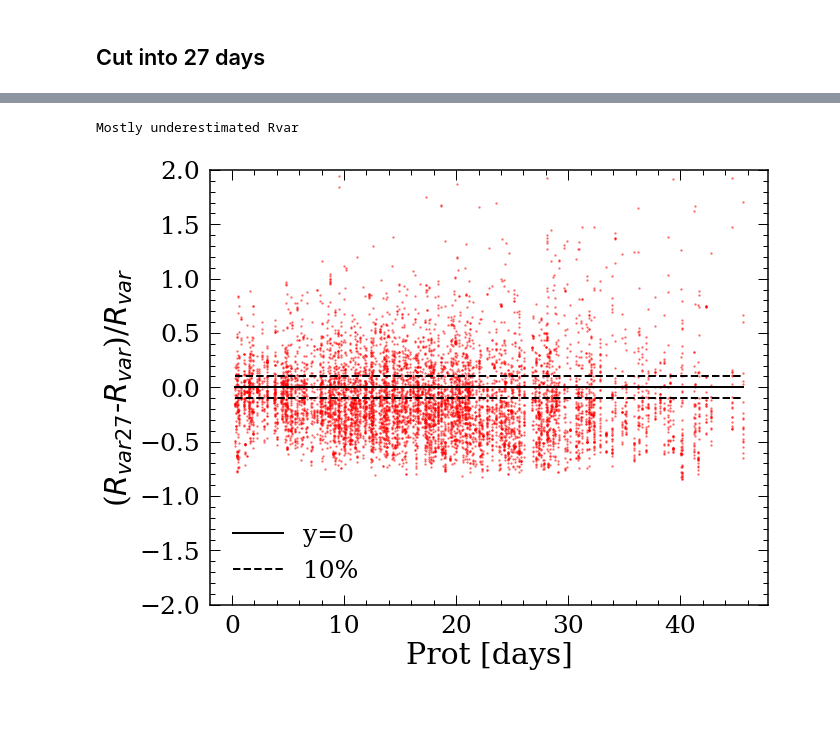
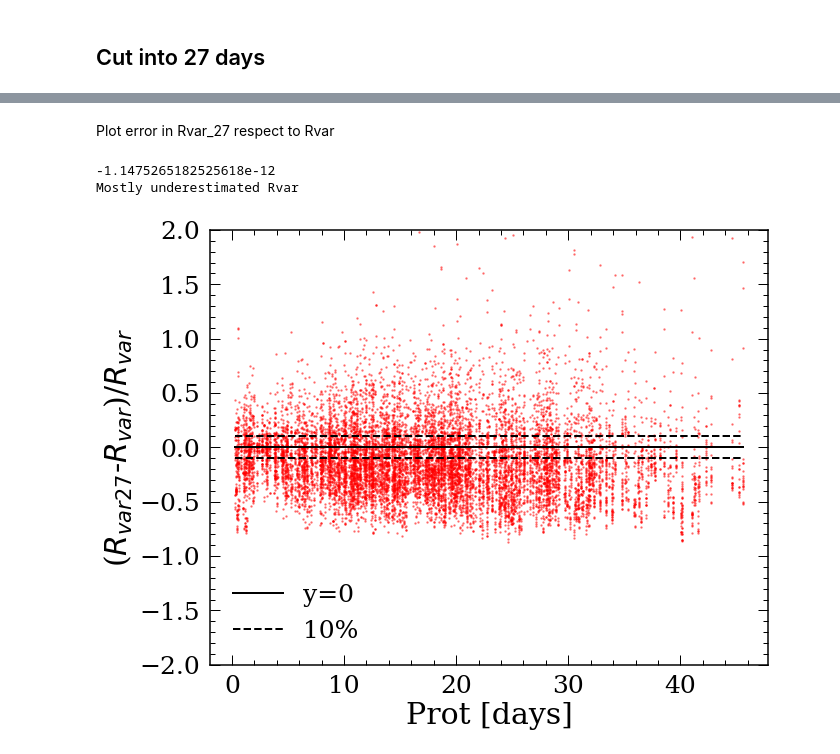
Before and after one commit to lyx12311/Mdwarf, a Jupyter notebook: Rvar.ipynb, the cells around one changed output, grey strips where cells are left out. Saved outputs shown, nothing was run; the diff lists cells and outputs as text; code cells hidden in the pictures; blank space fills up the shorter version.

Commit message:
Getting Rvar form 27 days

```diff
--- a/Rvar.ipynb
+++ b/Rvar.ipynb
@@ -228,20 +275,18 @@ import pandas as pd
 def cut_lc(Time,Flux,Fluxerr,days): # cut out a random section of data
     #print(np.shape(Time))
     # days: how many days to cut the lightcurves into
+    ####### might want to make better constrain here for what's the min point #######
     minpoints=len(Time)/(max(Time)-min(Time))*days*0.8 # min number of points to accept the cut
-    rands=random.uniform(0, 1)
-    startT=(max(Time)-min(Time)+days)*rands+min(Time)
+    startT=random.choice(Time)
     endT=startT+days
     # put these into dataframe
     data=np.array((Time,Flux,Fluxerr)).T
     columns=['Time','Flux','Flux_err']
     df=pd.DataFrame(data,columns=columns)
-    sel_df=df.loc[(df['Time']>startT) & (df['Time']<endT)] # get selected data
+    sel_df=df.loc[(df['Time']>=startT) & (df['Time']<=endT)] # get selected data
     # regenerate cut if too short
     while len(sel_df.Time)<minpoints:
-        #print(len(sel_df.Time))
-        rands=random.uniform(0, 1)
-        startT=(min(Time)-max(Time)+days)*rands+min(Time)
+        startT=random.choice(Time) # chose a random time to start
         endT=startT+days
-        sel_df=df.loc[(df['Time']>startT) & (df['Time']<endT)] # get selected data
+        sel_df=df.loc[(df['Time']>=startT) & (df['Time']<=endT)] # get selected data
     return sel_df
@@ -248,18 +295,11 @@ def cut_lc(Time,Flux,Fluxerr,days): # cut out a random section of data
 # %%
-#sel_df=cut_lc(time[0],flux[0],flux_err[0],27.)
+############ Do not run unless have new data!!! ######################
 TestT=20 # how many times to cut the lightcurve to test
 Rvar_27=np.zeros([len(time),TestT]) # Rvar for each lightcurve
-oldperc=0.0
-print('0.0 %')
 for i in range(len(Prot)):
-    if int(i/len(Prot)*100)!=int(oldperc):
-        print(int(i/len(Prot)*100),'%')
-        oldperc=int(i/len(Prot)*100)
+    update_progress(i / len(Prot))
     for j in range(TestT):
         sel_df=cut_lc(time[i],flux[i],flux_err[i],27.)
-        #plt.figure()
-        #plt.plot(sel_df['Flux'])
-        #plt.show()
         Rvar_27[i,j]=getRvar(sel_df.Flux)
-        #print(Rvar_27[i,j])
+############ Do not run unless have new data!!! ######################
 # %% [output]
@@ -283,27 +307,41 @@ for i in range(len(Prot)):
+# %% [markdown]
+Plot error in Rvar_27 respect to Rvar
 # %%
-#print(Rvar_27)
+#np.save('Rvar_27',Rvar_27)
+Rvar_27=np.load('Rvar_27.npy')
+import random
 # get mean and std for each Prot
 meand=np.zeros(len(Prot))
 stdd=np.zeros(len(Prot))
+# get rand Rvar_27 to test for RF
+Rvar_27_rand=np.zeros(len(Prot))
 for i in range(len(Prot)):
     meand[i]=np.mean(Rvar_27[i,:]-Rvar[i])
     stdd[i]=np.std(Rvar_27[i,:]-Rvar[i])
+    Rvar_27_rand[i]=random.choice(Rvar_27[i,:]) # get a random element...
+
+# plots
 plt.figure(figsize=(10,8))
 for i in range(len(Prot)):
     plt.plot(np.ones([TestT,1])*Prot[i],(Rvar_27[i,:]-Rvar[i])/Rvar[i],'r.',markersize=3,alpha=0.4)
 sortProt,sortMean,sortStd=zip(*sorted(zip(Prot,meand,stdd)))
-#print(np.shape(sortProt),np.shape(sortMean),np.shape(sortStd))
+
+df_wlc.sort_values(by=['Prot'])
+print(sum(df_wlc['Prot']-sortProt)) # this should be 0
+df_wlc['Rvar_27']=Rvar_27_rand
+
 plt.plot(sortProt,np.zeros(len(sortProt)),'k-',label='y=0')
 plt.plot(sortProt,np.ones(len(sortProt))*0.1,'k--',label='10%')
 plt.plot(sortProt,-np.ones(len(sortProt))*0.1,'k--')
 plt.ylim([-2,2])
 plt.legend()
 plt.xlabel('Prot [days]')
 plt.ylabel('($R_{var27}$-$R_{var}$)/$R_{var}$')
 print('Mostly underestimated Rvar')
 # %% [output]
+-1.1475265182525618e-12
 Mostly underestimated Rvar
-[figure, old version]
+[figure, new version]
 # %%
 plt.figure(figsize=(22,8))
 plt.subplot(1,2,1)
```
Also changed, not shown: parts of 45 cells of this notebook.
